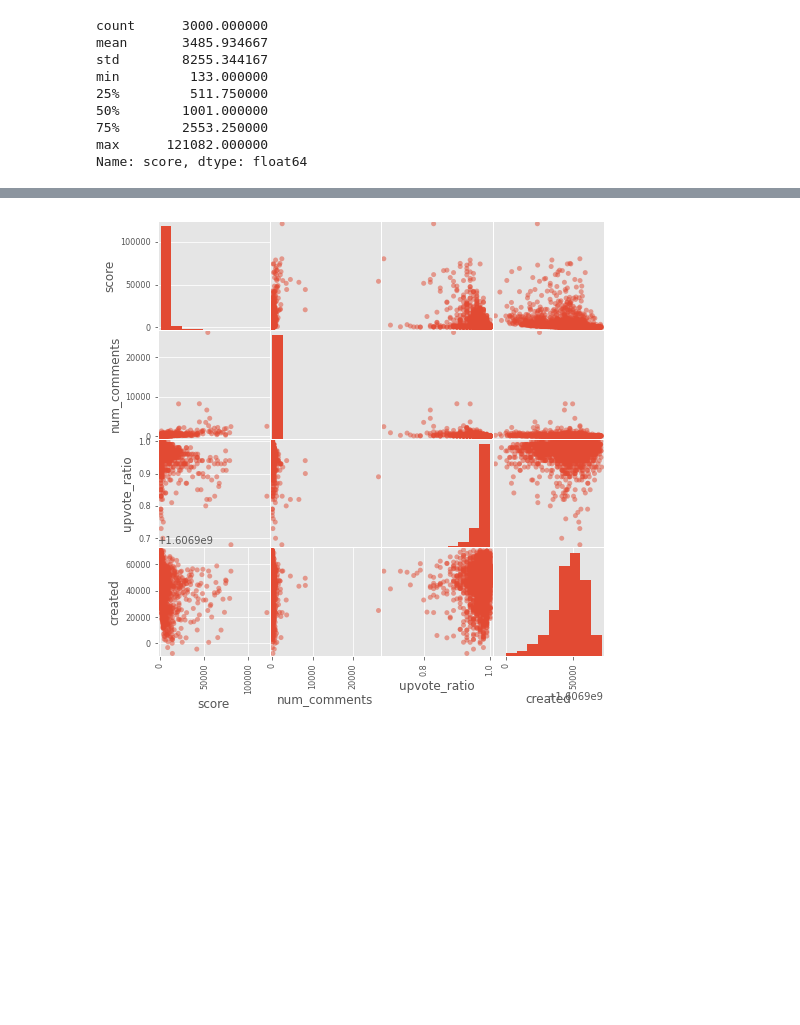
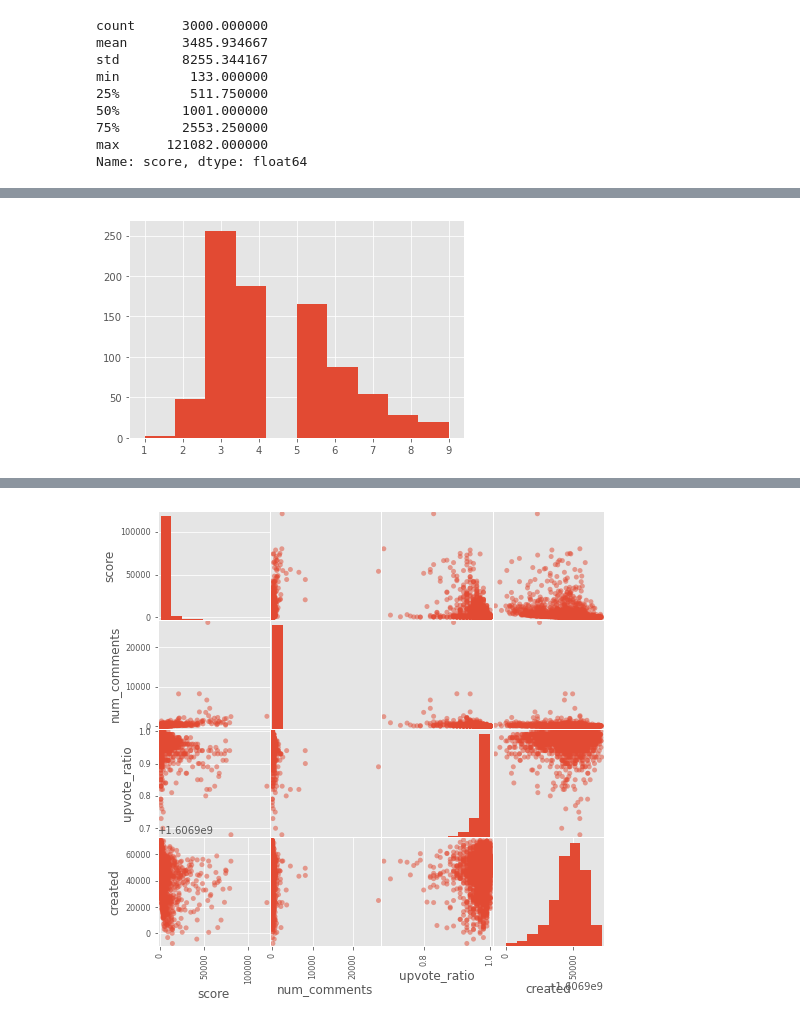
Before and after one commit to RubenBec/Capstone2, a Jupyter notebook: usecsv.ipynb, the cells around one changed output, grey strips where cells are left out. Saved outputs shown, nothing was run; the diff lists cells and outputs as text; code cells hidden in the pictures; blank space fills up the shorter version.

```diff
--- a/usecsv.ipynb
+++ b/usecsv.ipynb
@@ -69,0 +116,8 @@ df.describe()
+# %%
+df2 = df1k[df1k['score'] < 10]
+y3 = df2['score'].tolist()
+# %%
+plt.hist(y3)
+plt.show()
+# %% [output]
+[figure, added]
```
Also changed, not shown: parts of 50 cells of this notebook.
